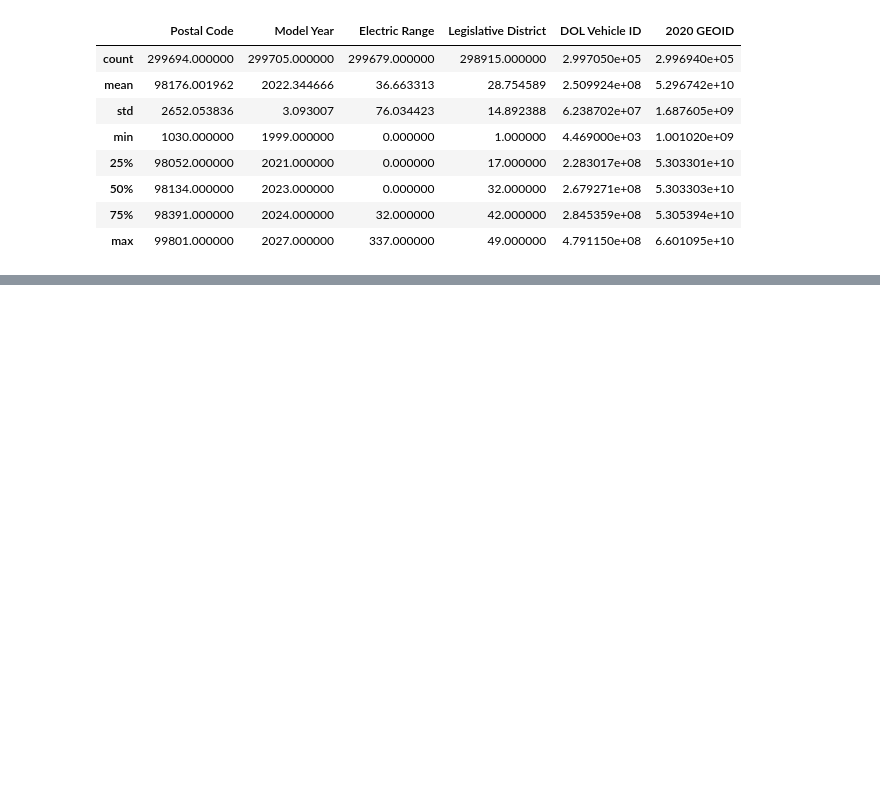
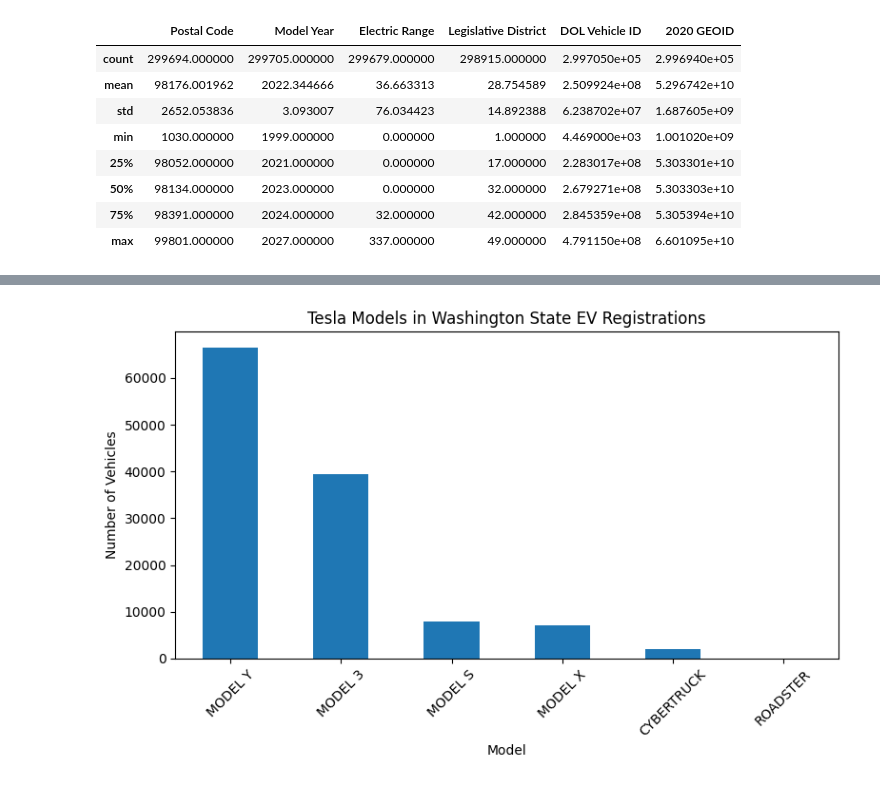
Before and after one commit to purujit-dev/Data_Analysis_Project, a Jupyter notebook: data_analysis.ipynb, the cells around one changed output, grey strips where cells are left out. Drawn from its saved outputs; the diff is of its cells as text; code cells hidden in the pictures; blank space fills up the shorter version.

```diff
--- a/data_analysis.ipynb
+++ b/data_analysis.ipynb
@@ -72,0 +164,19 @@ dtype: float64
+# %%
+tesla = df[df["Make"].str.strip().str.upper() == "TESLA"]
+
+# Count of each model
+model_counts = tesla["Model"].value_counts()
+print(model_counts)
+
+# As a clean DataFrame (good for saving or plotting)
+model_counts = (
+    tesla["Model"]
+    .value_counts()
+    .reset_index()
+)
+model_counts.columns = ["Model", "Count"]
+print(model_counts)
+
+# With percentage share
+model_share = tesla["Model"].value_counts(normalize=True).mul(100).round(2)
+print(model_share)
@@ -72,0 +201,8 @@ dtype: float64
+# %%
+model_counts.plot(kind="bar", x="Model", y="Count", legend=False, figsize=(8, 5))
+plt.title("Tesla Models in Washington State EV Registrations")
+plt.ylabel("Number of Vehicles")
+plt.xticks(rotation=45)
+plt.tight_layout()
+# %% [output]
+[figure, added]
```
Also changed, not shown: parts of 12 cells of this notebook, 1 other file.
